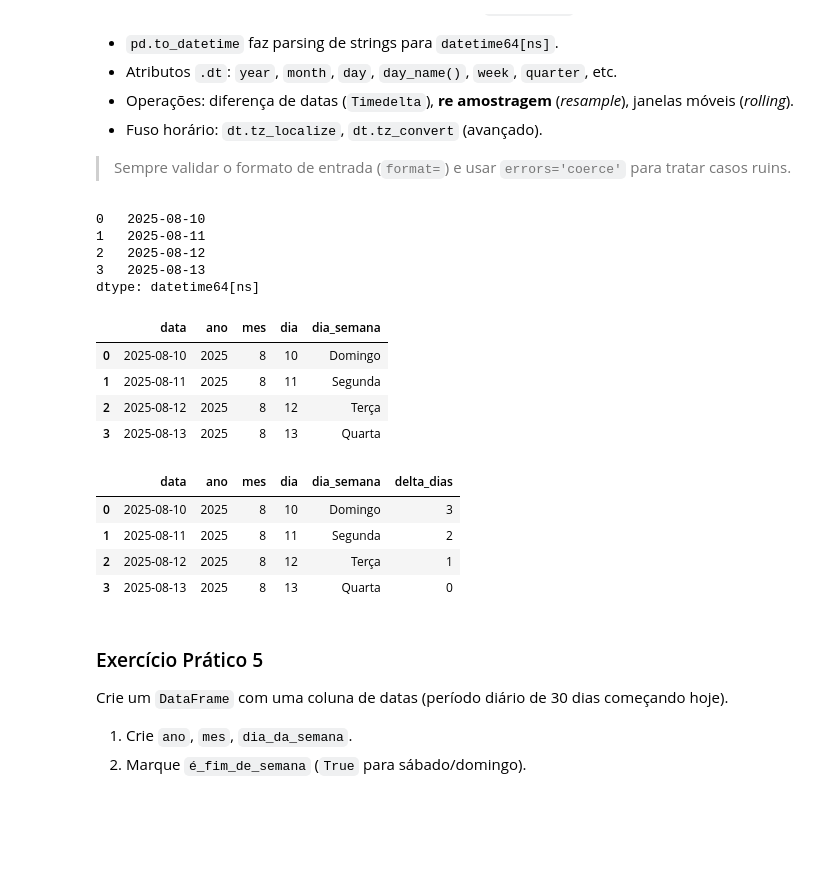
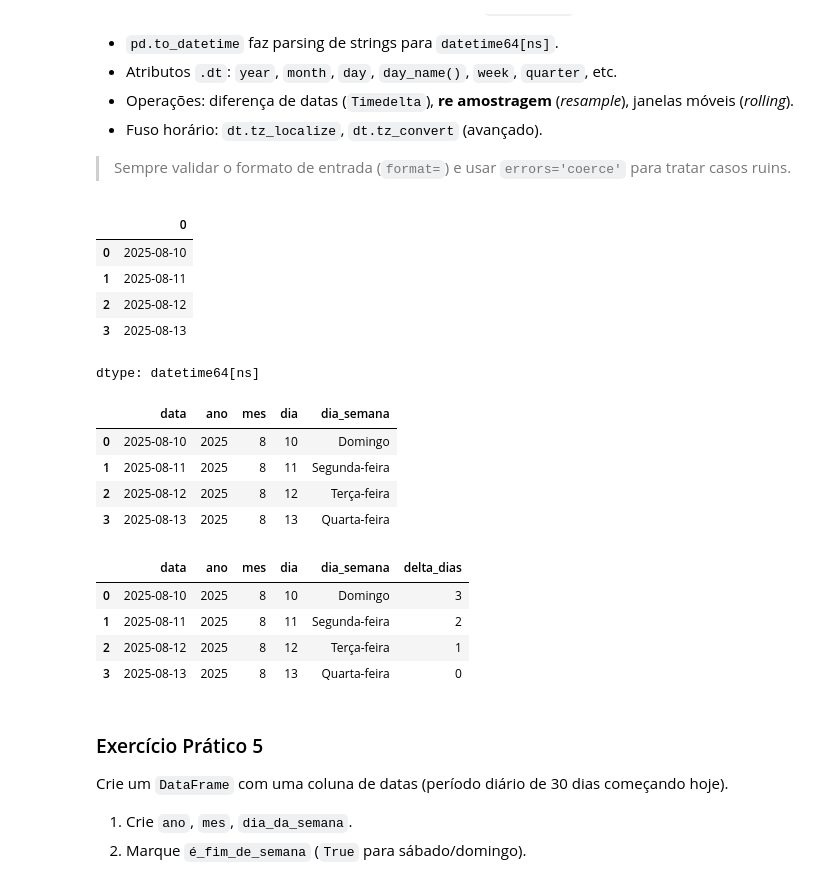
Before and after one commit to DeepFluxion/2026_2_IBMEC_PROG_ANALISE_DADOS, a Jupyter notebook: notebooks/Aula05.ipynb, the cells around one changed output. Cells and saved outputs as stored; diff of their text form; code cells hidden in the pictures; blank space fills up the shorter version.

```diff
--- a/notebooks/Aula05.ipynb
+++ b/notebooks/Aula05.ipynb
@@ -178,35 +183,37 @@ df_demo.head()
 # %%
 datas = pd.Series(["10/08/2025", "11/08/2025", "12/08/2025", "13/08/2025"])
 dt = pd.to_datetime(datas, dayfirst=True, errors="coerce")
 display(dt)
 
 # Extraindo componentes
 df_tempo = pd.DataFrame({"data": dt}).dropna()
 df_tempo["ano"] = df_tempo["data"].dt.year
 df_tempo["mes"] = df_tempo["data"].dt.month
 df_tempo["dia"] = df_tempo["data"].dt.day
-df_tempo["dia_semana"] = df_tempo["data"].dt.day_name(locale='pt_BR.utf8')
+#df_tempo["dia_semana"] = df_tempo["data"].dt.day_name()
+df_tempo["dia_semana"] = df_tempo["data"].dt.dayofweek.map({0: 'Segunda-feira', 1: 'Terça-feira', 2: 'Quarta-feira', 3: 'Quinta-feira', 4: 'Sexta-feira', 5: 'Sábado', 6: 'Domingo'})
 display(df_tempo)
 
 # Diferença entre datas
 df_tempo["delta_dias"] = (df_tempo["data"].max() - df_tempo["data"]).dt.days
 display(df_tempo)
 # %% [output]
+|  | 0 |
+| 0 | 2025-08-10 |
+| 1 | 2025-08-11 |
+| 2 | 2025-08-12 |
+| 3 | 2025-08-13 |
-0   2025-08-10
-1   2025-08-11
-2   2025-08-12
-3   2025-08-13
 dtype: datetime64[ns]
-|  | data | ano | mes | dia | dia_semana |
-| 0 | 2025-08-10 | 2025 | 8 | 10 | Domingo |
-| 1 | 2025-08-11 | 2025 | 8 | 11 | Segunda |
-| 2 | 2025-08-12 | 2025 | 8 | 12 | Terça |
-| 3 | 2025-08-13 | 2025 | 8 | 13 | Quarta |
-|  | data | ano | mes | dia | dia_semana | delta_dias |
-| 0 | 2025-08-10 | 2025 | 8 | 10 | Domingo | 3 |
-| 1 | 2025-08-11 | 2025 | 8 | 11 | Segunda | 2 |
-| 2 | 2025-08-12 | 2025 | 8 | 12 | Terça | 1 |
-| 3 | 2025-08-13 | 2025 | 8 | 13 | Quarta | 0 |
+|  | data | ano | mes | dia | dia_semana |
+| 0 | 2025-08-10 | 2025 | 8 | 10 | Domingo |
+| 1 | 2025-08-11 | 2025 | 8 | 11 | Segunda-feira |
+| 2 | 2025-08-12 | 2025 | 8 | 12 | Terça-feira |
+| 3 | 2025-08-13 | 2025 | 8 | 13 | Quarta-feira |
+|  | data | ano | mes | dia | dia_semana | delta_dias |
+| 0 | 2025-08-10 | 2025 | 8 | 10 | Domingo | 3 |
+| 1 | 2025-08-11 | 2025 | 8 | 11 | Segunda-feira | 2 |
+| 2 | 2025-08-12 | 2025 | 8 | 12 | Terça-feira | 1 |
+| 3 | 2025-08-13 | 2025 | 8 | 13 | Quarta-feira | 0 |
 # %% [markdown]
 ### Exercício Prático 5
 Crie um `DataFrame` com uma coluna de datas (período diário de 30 dias começando hoje).
```
Also changed, not shown: parts of 5 cells of this notebook.
